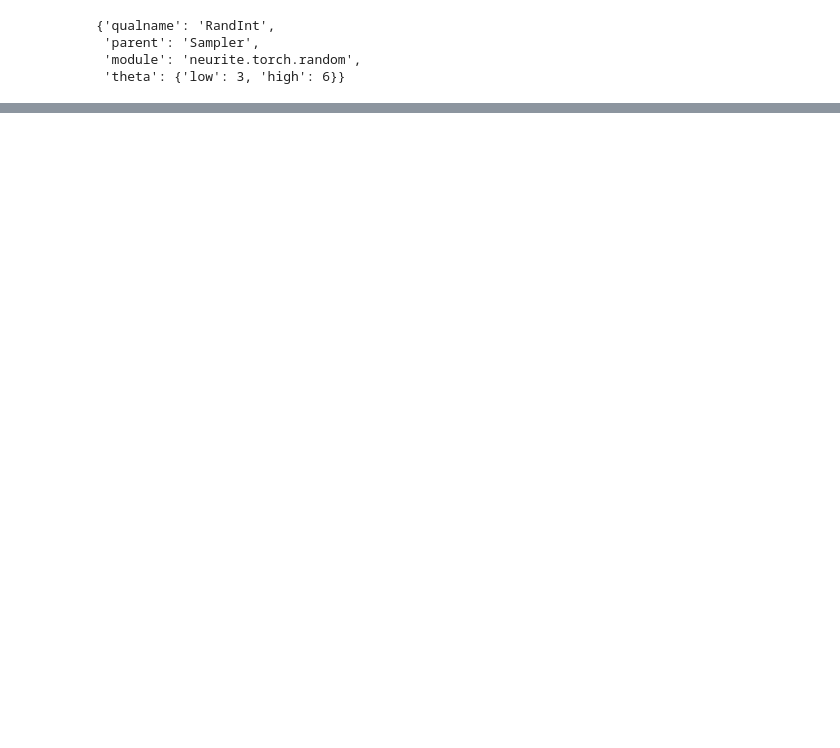
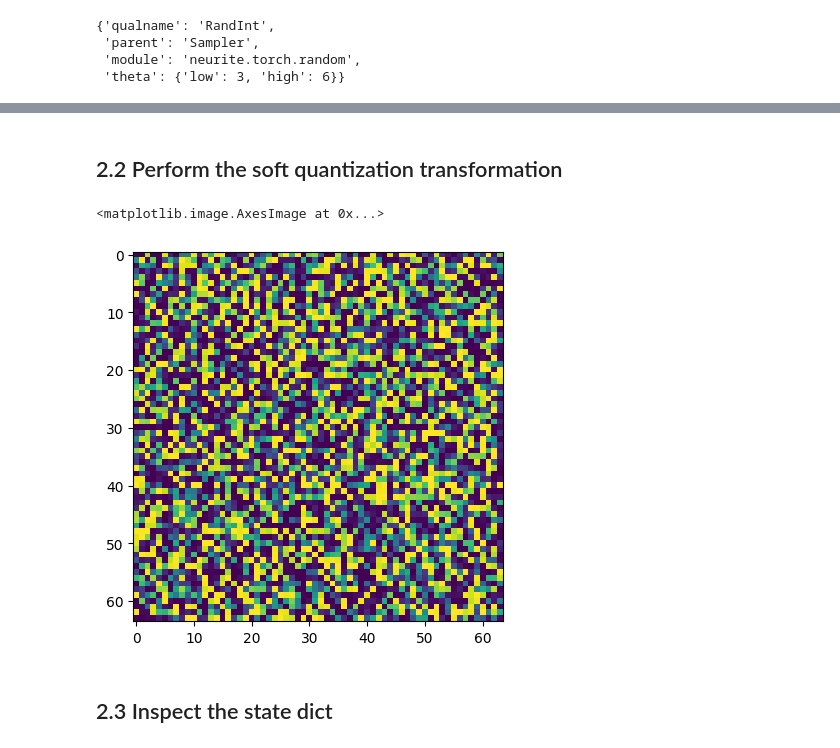
Before and after one commit to EtienneChollet/neurite, a Jupyter notebook: neurite/docs/examples/transforms.ipynb, the cells around one changed output, grey strips where cells are left out. Drawn from its saved outputs; the diff is of its cells as text; code cells hidden in the pictures; blank space fills up the shorter version.

Commit message:
[DOCS] Updated transforms notebook to include SoftQuantize

```diff
--- a/neurite/docs/examples/transforms.ipynb
+++ b/neurite/docs/examples/transforms.ipynb
@@ -85,0 +95,19 @@ state_dict['arguments']['stride']
+# %% [markdown]
+## 2.2 Perform the soft quantization transformation
+# %%
+from neurite.torch.layers import SoftQuantize
+from neurite.torch.random import Uniform
+
+transform = SoftQuantize(
+    nb_bins=RandInt(2, 4),
+    softness=Uniform(0.25, 0.5),
+)
+transformed_tensor = transform(input_tensor)
+
+# Let's see what it looks like
+plt.imshow(transformed_tensor[0, 0])
+# %% [output]
+<matplotlib.image.AxesImage at 0x...>
+[figure, added]
+# %% [markdown]
+## 2.3 Inspect the state dict
```
Also changed, not shown: parts of 14 cells of this notebook.
